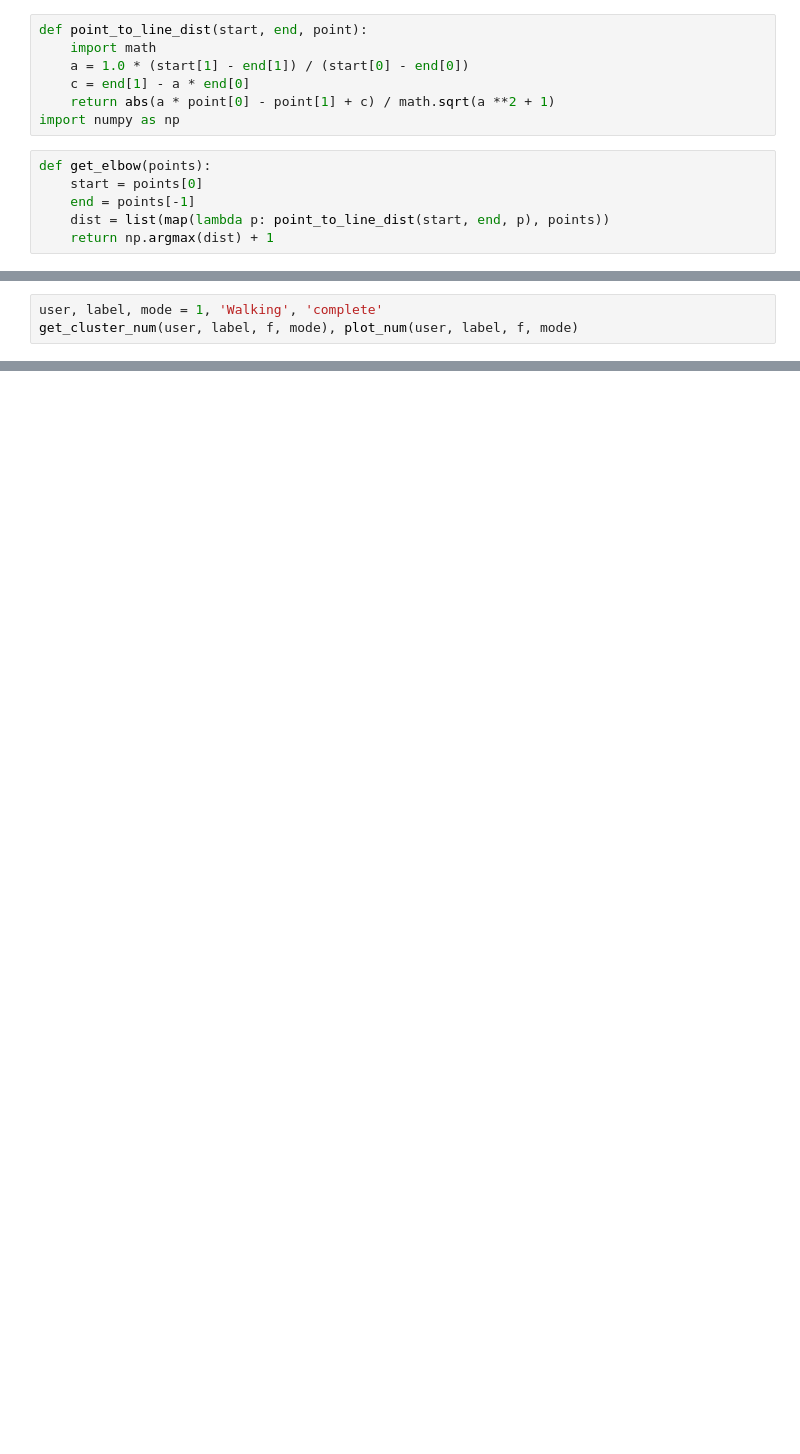
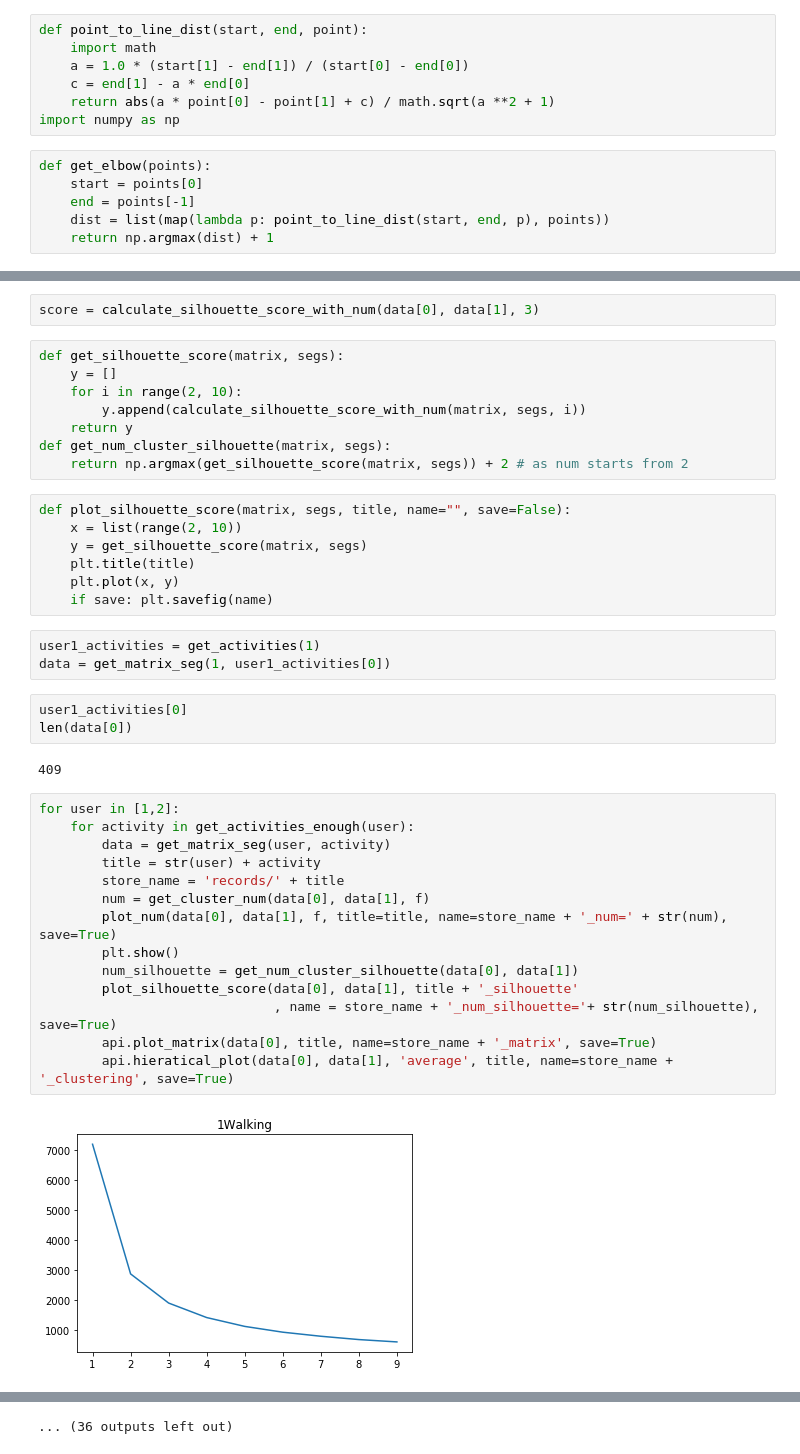
Before and after one commit to nus-curantis/medoid, a Jupyter notebook: num_cluster.ipynb, the cells around one changed output, grey strips where cells are left out. Drawn from its saved outputs; the diff is of its cells as text; blank space fills up the shorter version.

Commit message:
add clustering records

```diff
--- a/num_cluster.ipynb
+++ b/num_cluster.ipynb
@@ -142,3 +94,0 @@ get_cluster_num(user, label, f, mode), plot_num(user, label, f, mode)
-# %%
-user, label, mode = 1, 'Walking', 'complete'
-get_cluster_num(user, label, f, mode), plot_num(user, label, f, mode)
@@ -147,0 +115,41 @@ get_cluster_num(user, label, f, mode), plot_num(user, label, f, mode)
+# %%
+score = calculate_silhouette_score_with_num(data[0], data[1], 3)
+# %%
+def get_silhouette_score(matrix, segs):
+    y = []
+    for i in range(2, 10):
+        y.append(calculate_silhouette_score_with_num(matrix, segs, i))
+    return y
+def get_num_cluster_silhouette(matrix, segs):
+    return np.argmax(get_silhouette_score(matrix, segs)) + 2 # as num starts from 2
+# %%
+def plot_silhouette_score(matrix, segs, title, name="", save=False):
+    x = list(range(2, 10))
+    y = get_silhouette_score(matrix, segs)
+    plt.title(title)
+    plt.plot(x, y)
+    if save: plt.savefig(name)
+# %%
+user1_activities = get_activities(1)
+data = get_matrix_seg(1, user1_activities[0])
+# %%
+user1_activities[0]
+len(data[0])
+# %% [output]
+409
+# %%
+for user in [1,2]:
+    for activity in get_activities_enough(user):
+        data = get_matrix_seg(user, activity)
+        title = str(user) + activity
+        store_name = 'records/' + title
+        num = get_cluster_num(data[0], data[1], f)
+        plot_num(data[0], data[1], f, title=title, name=store_name + '_num=' + str(num), save=True)
+        plt.show()
+        num_silhouette = get_num_cluster_silhouette(data[0], data[1])
+        plot_silhouette_score(data[0], data[1], title + '_silhouette'
+                              , name = store_name + '_num_silhouette='+ str(num_silhouette), save=True)
+        api.plot_matrix(data[0], title, name=store_name + '_matrix', save=True)
+        api.hieratical_plot(data[0], data[1], 'average', title, name=store_name + '_clustering', save=True)
+# %% [output]
+[figure, added]
@@ -147,0 +167 @@ get_cluster_num(user, label, f, mode), plot_num(user, label, f, mode)
+... (36 outputs left out)
```
Also changed, not shown: parts of 22 cells of this notebook, 55 other files.
